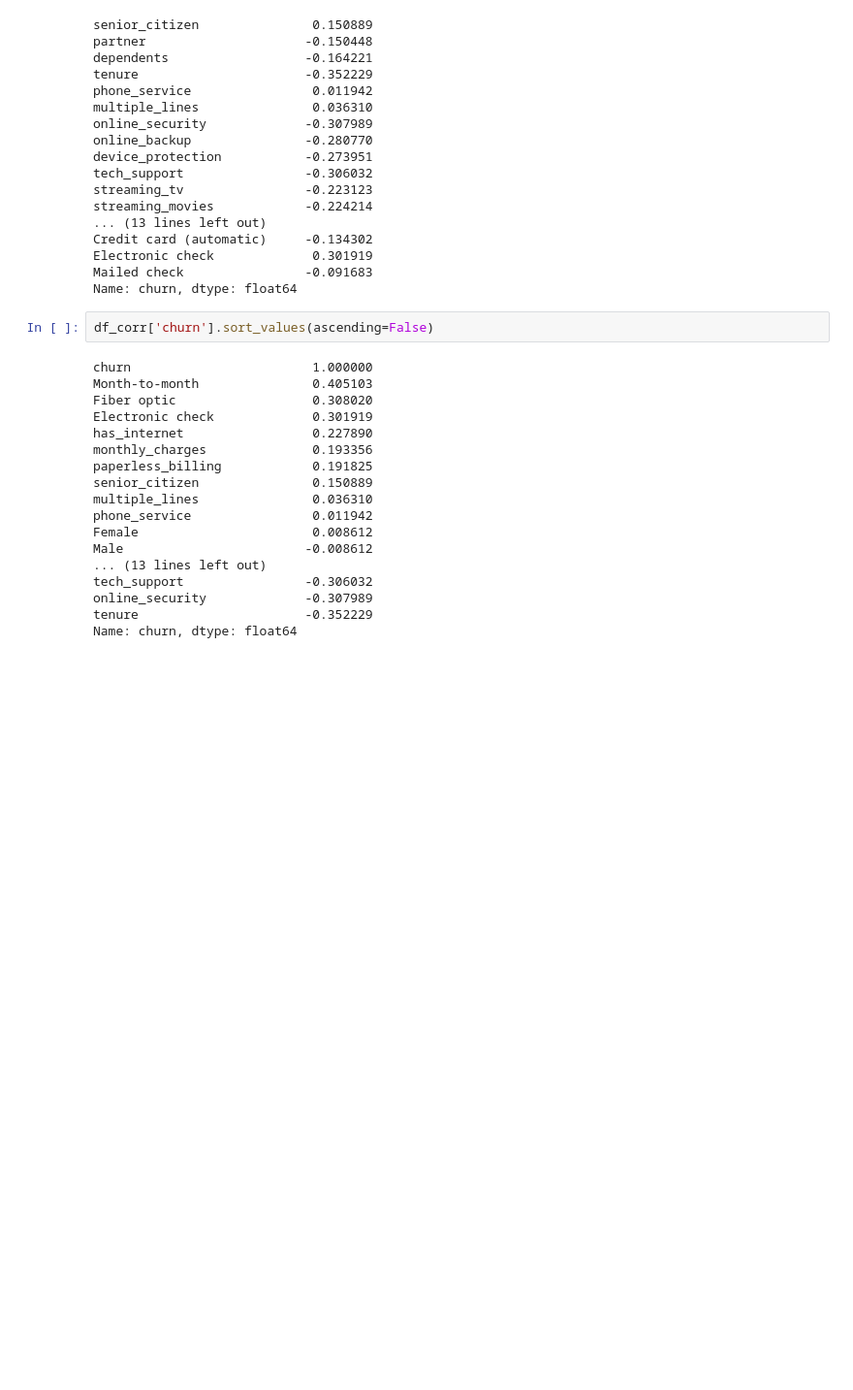
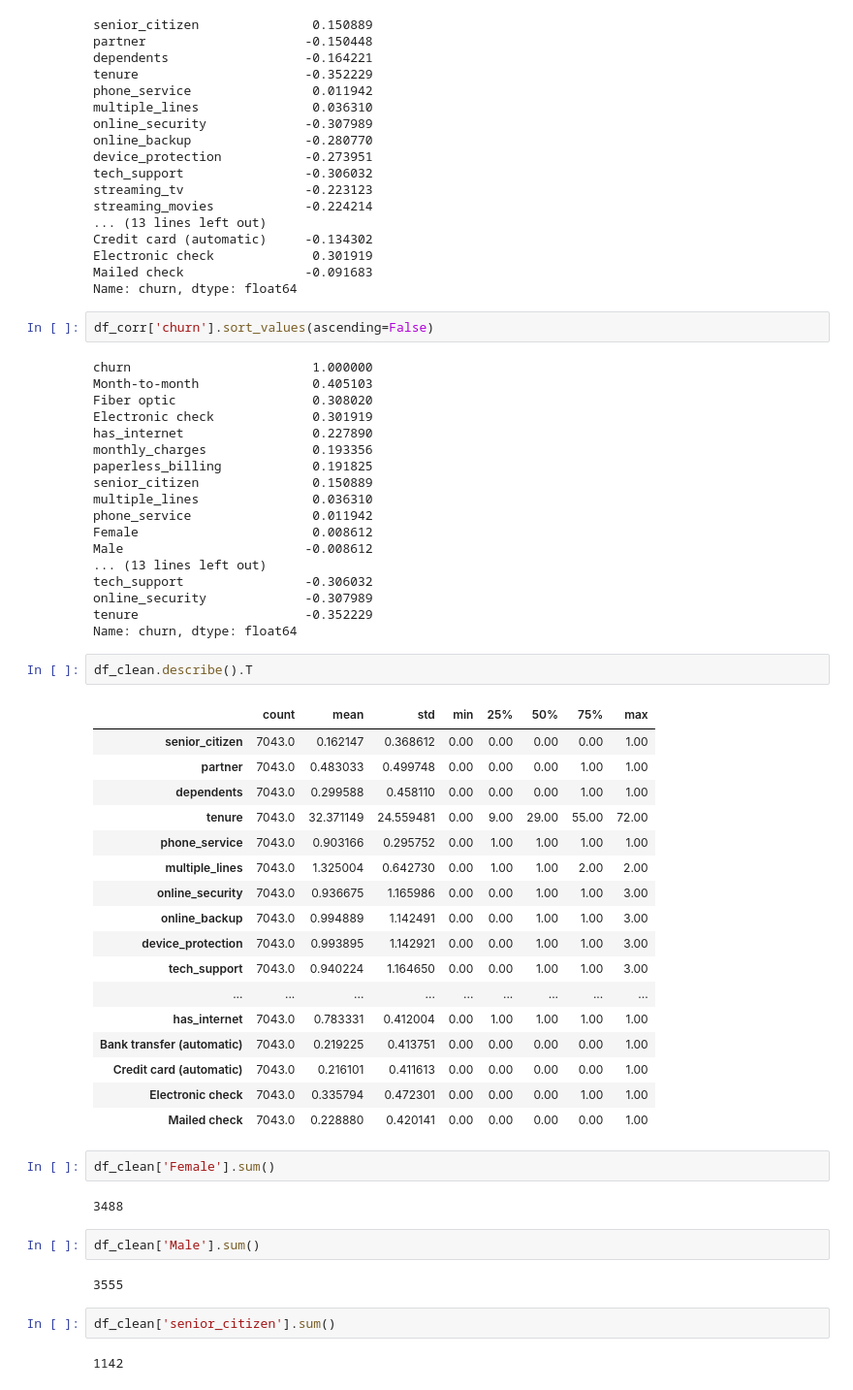
Before and after one commit to cindyvillanuevads/telco_classification_project, a Jupyter notebook: initial_nb_project.ipynb, the cells around one changed output. Shown at 97% size. Drawn from its saved outputs; the diff is of its cells as text; blank space fills up the shorter version.

```diff
--- a/initial_nb_project.ipynb
+++ b/initial_nb_project.ipynb
@@ -664,3 +680,35 @@ tech_support                -0.306032
 online_security             -0.307989
 tenure                      -0.352229
 Name: churn, dtype: float64
+# %%
+df_clean.describe().T
+# %% [output]
+|  | count | mean | std | min | 25% | 50% | 75% | max |
+| senior_citizen | 7043.0 | 0.162147 | 0.368612 | 0.00 | 0.00 | 0.00 | 0.00 | 1.00 |
+| partner | 7043.0 | 0.483033 | 0.499748 | 0.00 | 0.00 | 0.00 | 1.00 | 1.00 |
+| dependents | 7043.0 | 0.299588 | 0.458110 | 0.00 | 0.00 | 0.00 | 1.00 | 1.00 |
+| tenure | 7043.0 | 32.371149 | 24.559481 | 0.00 | 9.00 | 29.00 | 55.00 | 72.00 |
+| phone_service | 7043.0 | 0.903166 | 0.295752 | 0.00 | 1.00 | 1.00 | 1.00 | 1.00 |
+| multiple_lines | 7043.0 | 1.325004 | 0.642730 | 0.00 | 1.00 | 1.00 | 2.00 | 2.00 |
+| online_security | 7043.0 | 0.936675 | 1.165986 | 0.00 | 0.00 | 1.00 | 1.00 | 3.00 |
+| online_backup | 7043.0 | 0.994889 | 1.142491 | 0.00 | 0.00 | 1.00 | 1.00 | 3.00 |
+| device_protection | 7043.0 | 0.993895 | 1.142921 | 0.00 | 0.00 | 1.00 | 1.00 | 3.00 |
+| tech_support | 7043.0 | 0.940224 | 1.164650 | 0.00 | 0.00 | 1.00 | 1.00 | 3.00 |
+| ... | ... | ... | ... | ... | ... | ... | ... | ... |
+| has_internet | 7043.0 | 0.783331 | 0.412004 | 0.00 | 1.00 | 1.00 | 1.00 | 1.00 |
+| Bank transfer (automatic) | 7043.0 | 0.219225 | 0.413751 | 0.00 | 0.00 | 0.00 | 0.00 | 1.00 |
+| Credit card (automatic) | 7043.0 | 0.216101 | 0.411613 | 0.00 | 0.00 | 0.00 | 0.00 | 1.00 |
+| Electronic check | 7043.0 | 0.335794 | 0.472301 | 0.00 | 0.00 | 0.00 | 1.00 | 1.00 |
+| Mailed check | 7043.0 | 0.228880 | 0.420141 | 0.00 | 0.00 | 0.00 | 0.00 | 1.00 |
+# %%
+df_clean['Female'].sum()
+# %% [output]
+3488
+# %%
+df_clean['Male'].sum()
+# %% [output]
+3555
+# %%
+df_clean['senior_citizen'].sum()
+# %% [output]
+1142
```
Also changed, not shown: parts of 4 cells of this notebook.
